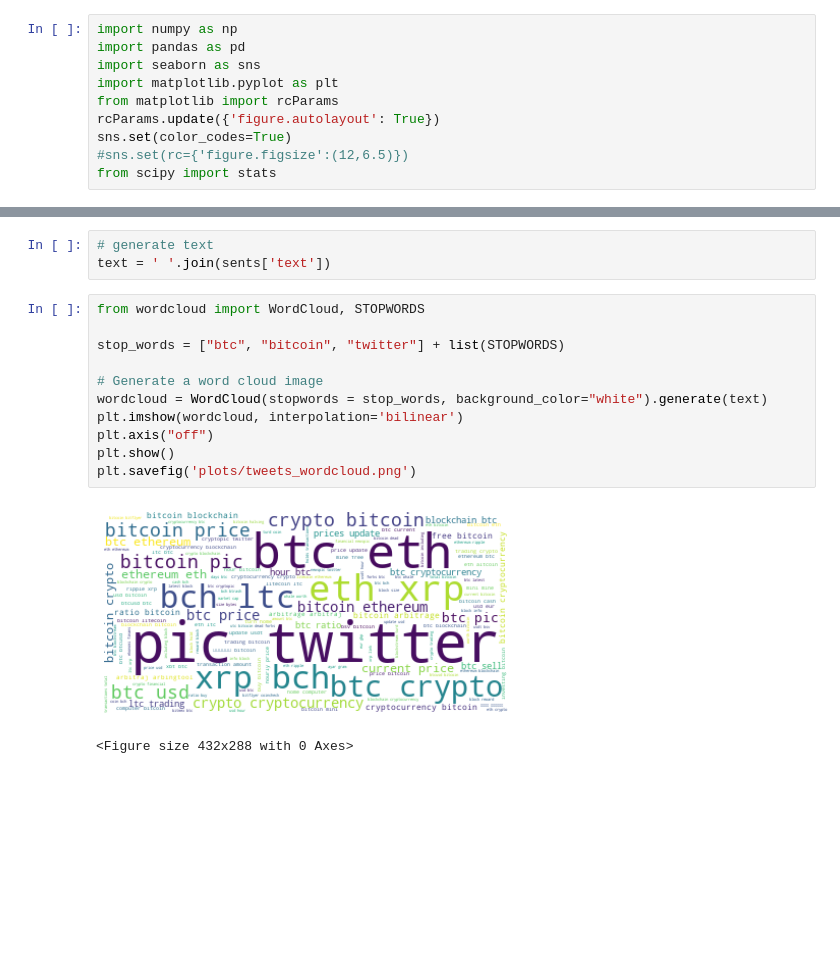
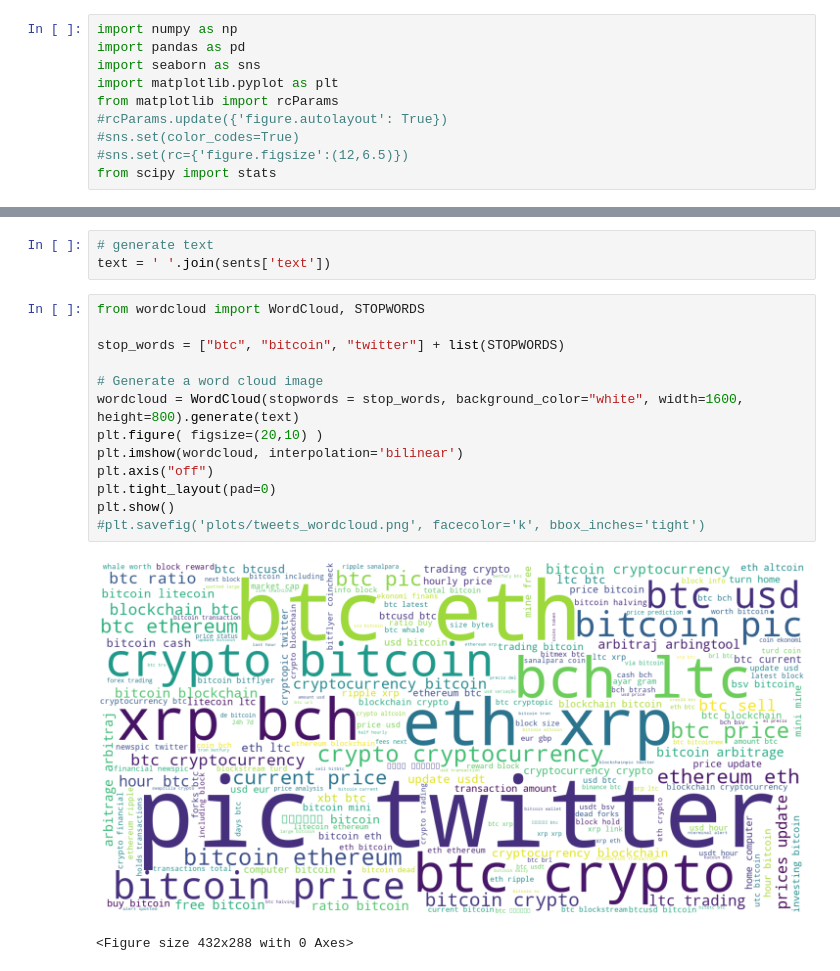
Before and after one commit to smidtfab/crypto_volatility, a Jupyter notebook: eda.ipynb, the cells around one changed output, grey strips where cells are left out. Drawn from its saved outputs; the diff is of its cells as text; blank space fills up the shorter version.

```diff
--- a/eda.ipynb
+++ b/eda.ipynb
@@ -4,8 +4,8 @@ import pandas as pd
 import seaborn as sns
 import matplotlib.pyplot as plt
 from matplotlib import rcParams
-rcParams.update({'figure.autolayout': True})
-sns.set(color_codes=True)
+#rcParams.update({'figure.autolayout': True})
+#sns.set(color_codes=True)
 #sns.set(rc={'figure.figsize':(12,6.5)})
 from scipy import stats
 # %%
@@ -440,14 +440,16 @@ text = ' '.join(sents['text'])
 # %%
 from wordcloud import WordCloud, STOPWORDS
 
 stop_words = ["btc", "bitcoin", "twitter"] + list(STOPWORDS)
 
 # Generate a word cloud image
-wordcloud = WordCloud(stopwords = stop_words, background_color="white").generate(text)
+wordcloud = WordCloud(stopwords = stop_words, background_color="white", width=1600, height=800).generate(text)
+plt.figure( figsize=(20,10) )
 plt.imshow(wordcloud, interpolation='bilinear')
 plt.axis("off")
+plt.tight_layout(pad=0)
 plt.show()
-plt.savefig('plots/tweets_wordcloud.png')
+#plt.savefig('plots/tweets_wordcloud.png', facecolor='k', bbox_inches='tight')
 # %% [output]
-[figure, old version]
+[figure, new version]
 <Figure size 432x288 with 0 Axes>
```
Also changed, not shown: 2 other files.
